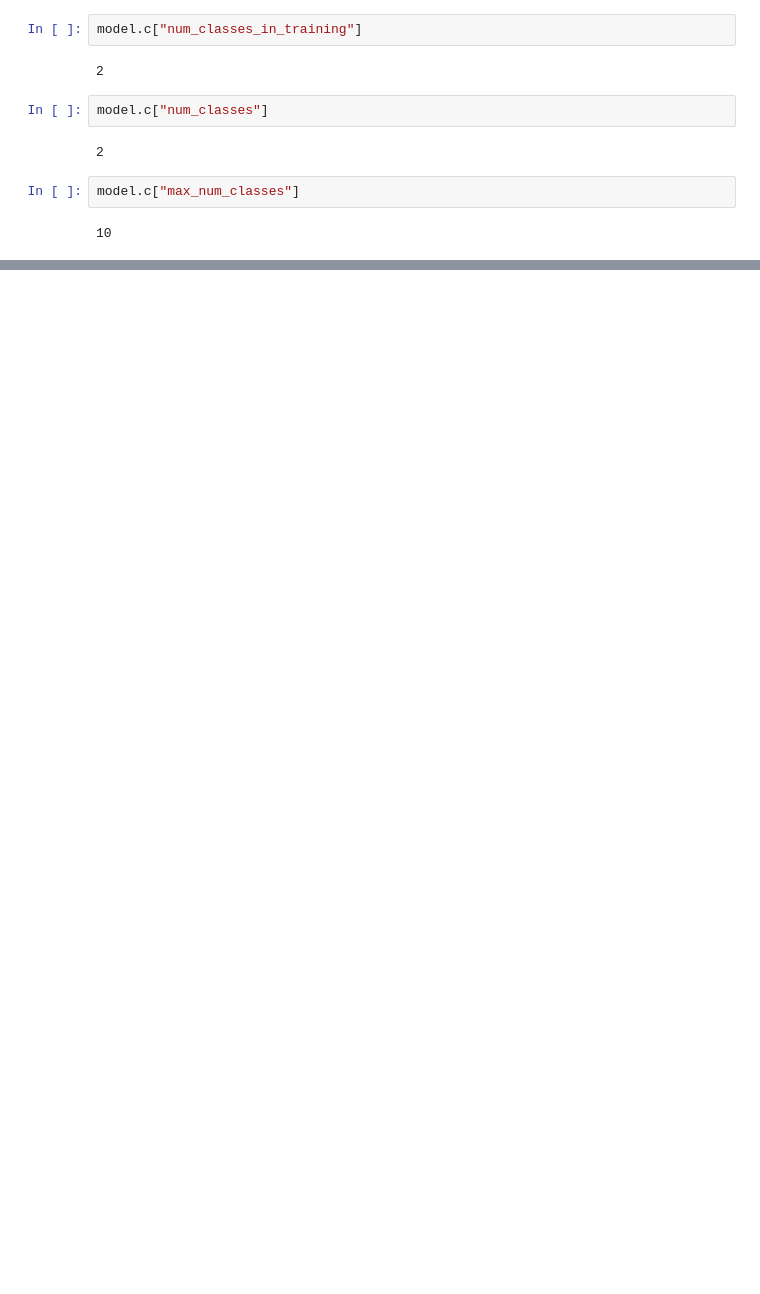
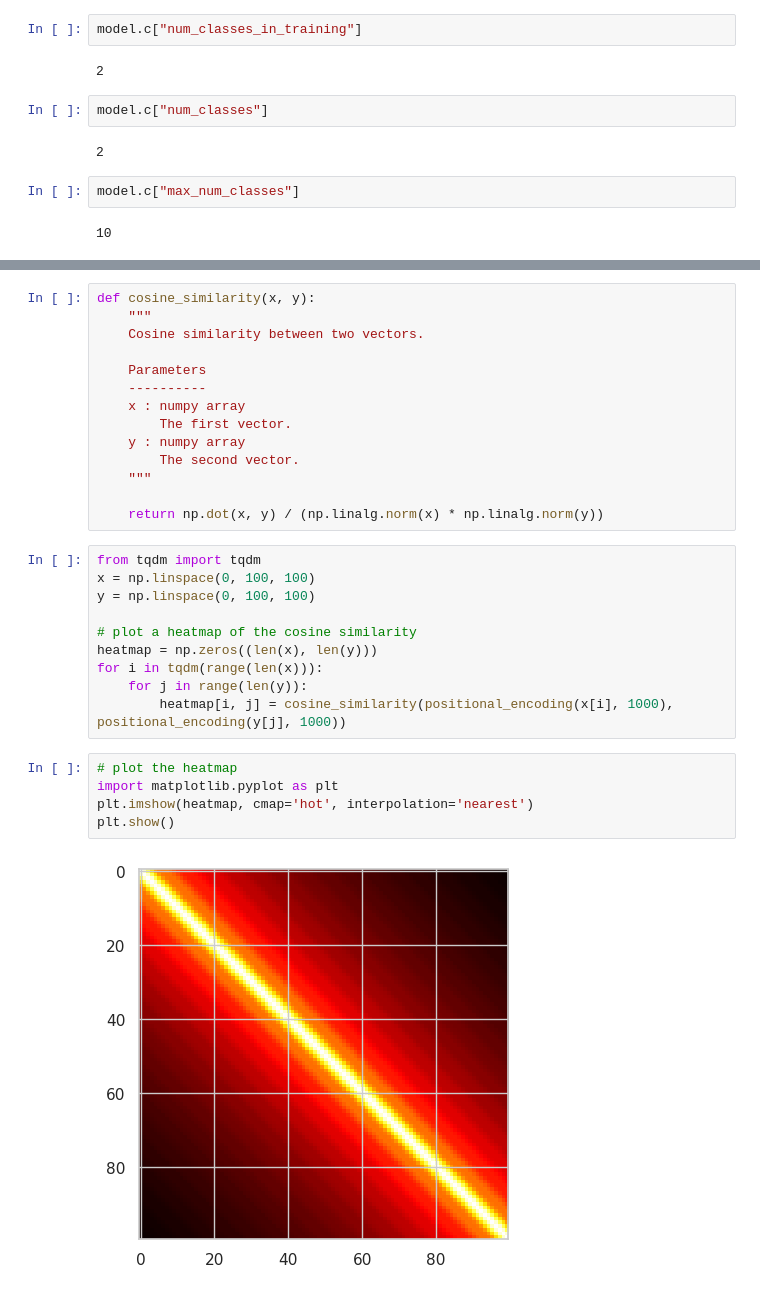
Before and after one commit to LeoGrin/TabPFN, a Jupyter notebook: tabpfn/benchmark_analysis.ipynb, the cells around one changed output, grey strips where cells are left out. Cells and saved outputs as stored; diff of their text form; blank space fills up the shorter version.

```diff
--- a/tabpfn/benchmark_analysis.ipynb
+++ b/tabpfn/benchmark_analysis.ipynb
@@ -424,0 +447,31 @@ model.c["max_num_classes"]
+# %%
+def cosine_similarity(x, y):
+    """
+    Cosine similarity between two vectors.
+
+    Parameters
+    ----------
+    x : numpy array
+        The first vector.
+    y : numpy array
+        The second vector.
+    """
+
+    return np.dot(x, y) / (np.linalg.norm(x) * np.linalg.norm(y))
+# %%
+from tqdm import tqdm
+x = np.linspace(0, 100, 100)
+y = np.linspace(0, 100, 100)
+
+# plot a heatmap of the cosine similarity
+heatmap = np.zeros((len(x), len(y)))
+for i in tqdm(range(len(x))):
+    for j in range(len(y)):
+        heatmap[i, j] = cosine_similarity(positional_encoding(x[i], 1000), positional_encoding(y[j], 1000))
+# %%
+# plot the heatmap
+import matplotlib.pyplot as plt
+plt.imshow(heatmap, cmap='hot', interpolation='nearest')
+plt.show()
+# %% [output]
+[figure, added]
```
Also changed, not shown: parts of 2 cells of this notebook, 2 other files.
